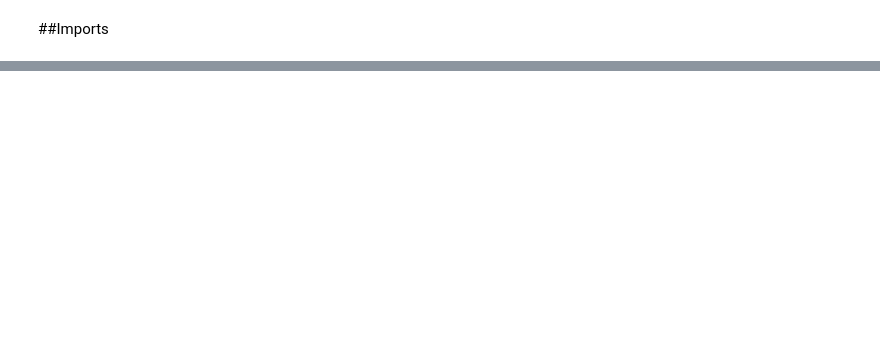
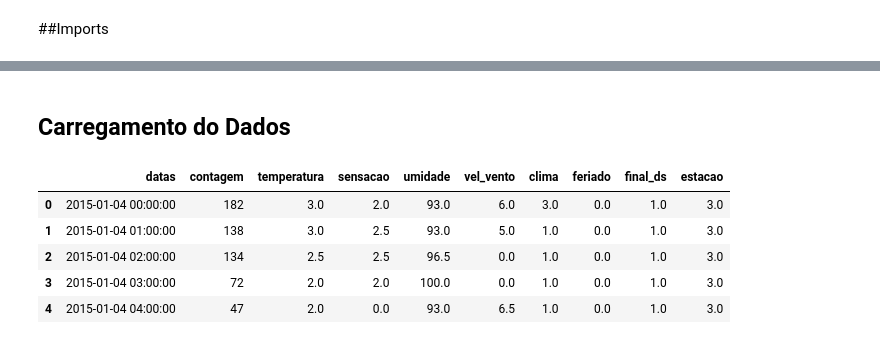
Before and after one commit to Maysk/data_science_alura, a Jupyter notebook: deep_learning_previsao_keras/previsao_notebook.ipynb, the cells around one changed output, grey strips where cells are left out. Saved outputs shown, nothing was run; the diff lists cells and outputs as text; code cells hidden in the pictures; blank space fills up the shorter version.

```diff
--- a/deep_learning_previsao_keras/previsao_notebook.ipynb
+++ b/deep_learning_previsao_keras/previsao_notebook.ipynb
@@ -221,0 +27,2 @@ regressor3.compile(loss='mean_squared_error', optimizer='adam')
+# %% [markdown]
+## Carregamento do Dados
@@ -221,0 +33,9 @@ regressor3.compile(loss='mean_squared_error', optimizer='adam')
+# %%
+bikes_dataset.head()
+# %% [output]
+|  | datas | contagem | temperatura | sensacao | umidade | vel_vento | clima | feriado | final_ds | estacao |
+| 0 | 2015-01-04 00:00:00 | 182 | 3.0 | 2.0 | 93.0 | 6.0 | 3.0 | 0.0 | 1.0 | 3.0 |
+| 1 | 2015-01-04 01:00:00 | 138 | 3.0 | 2.5 | 93.0 | 5.0 | 1.0 | 0.0 | 1.0 | 3.0 |
+| 2 | 2015-01-04 02:00:00 | 134 | 2.5 | 2.5 | 96.5 | 0.0 | 1.0 | 0.0 | 1.0 | 3.0 |
+| 3 | 2015-01-04 03:00:00 | 72 | 2.0 | 2.0 | 100.0 | 0.0 | 1.0 | 0.0 | 1.0 | 3.0 |
+| 4 | 2015-01-04 04:00:00 | 47 | 2.0 | 0.0 | 93.0 | 6.5 | 1.0 | 0.0 | 1.0 | 3.0 |
```
Also changed, not shown: parts of 55 cells of this notebook.
